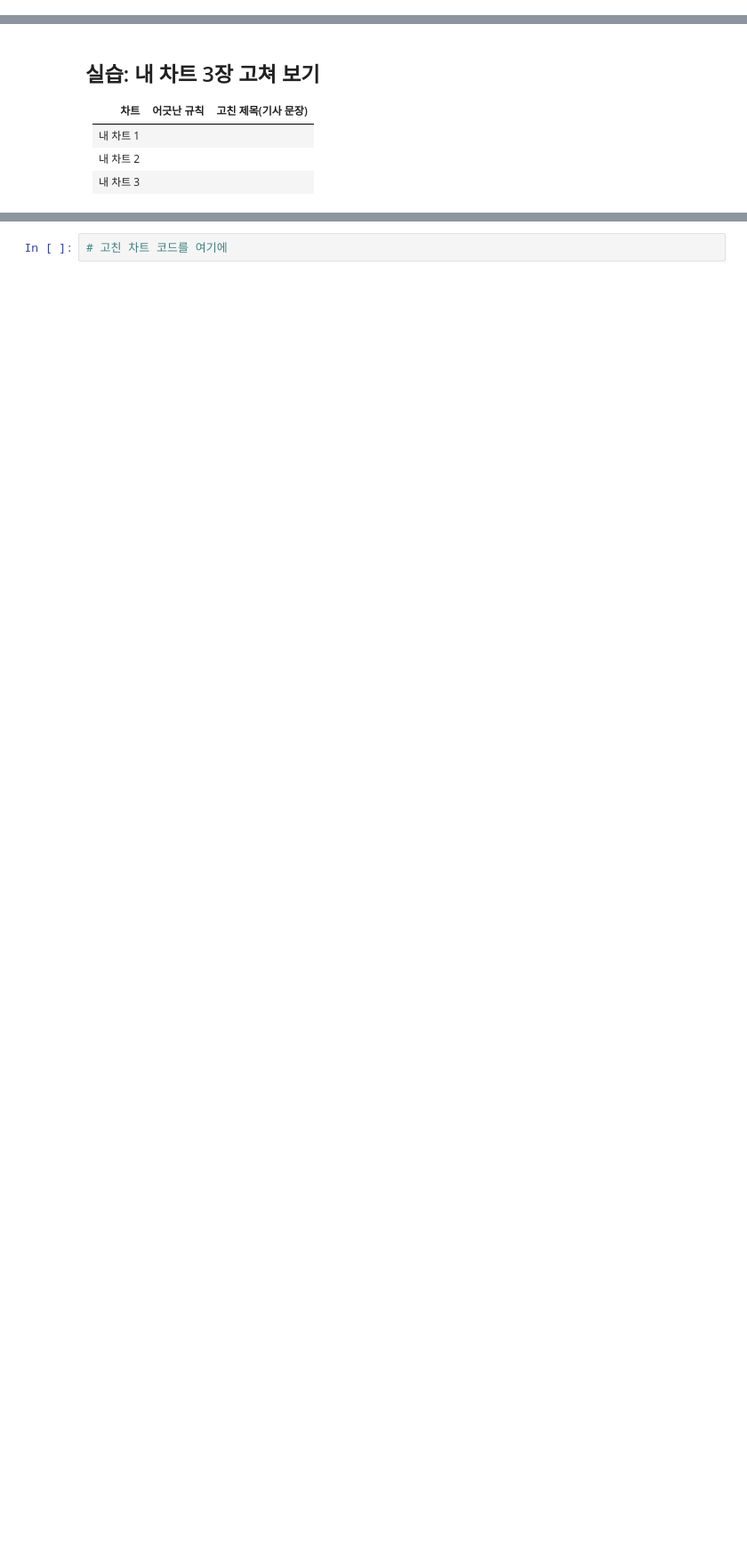
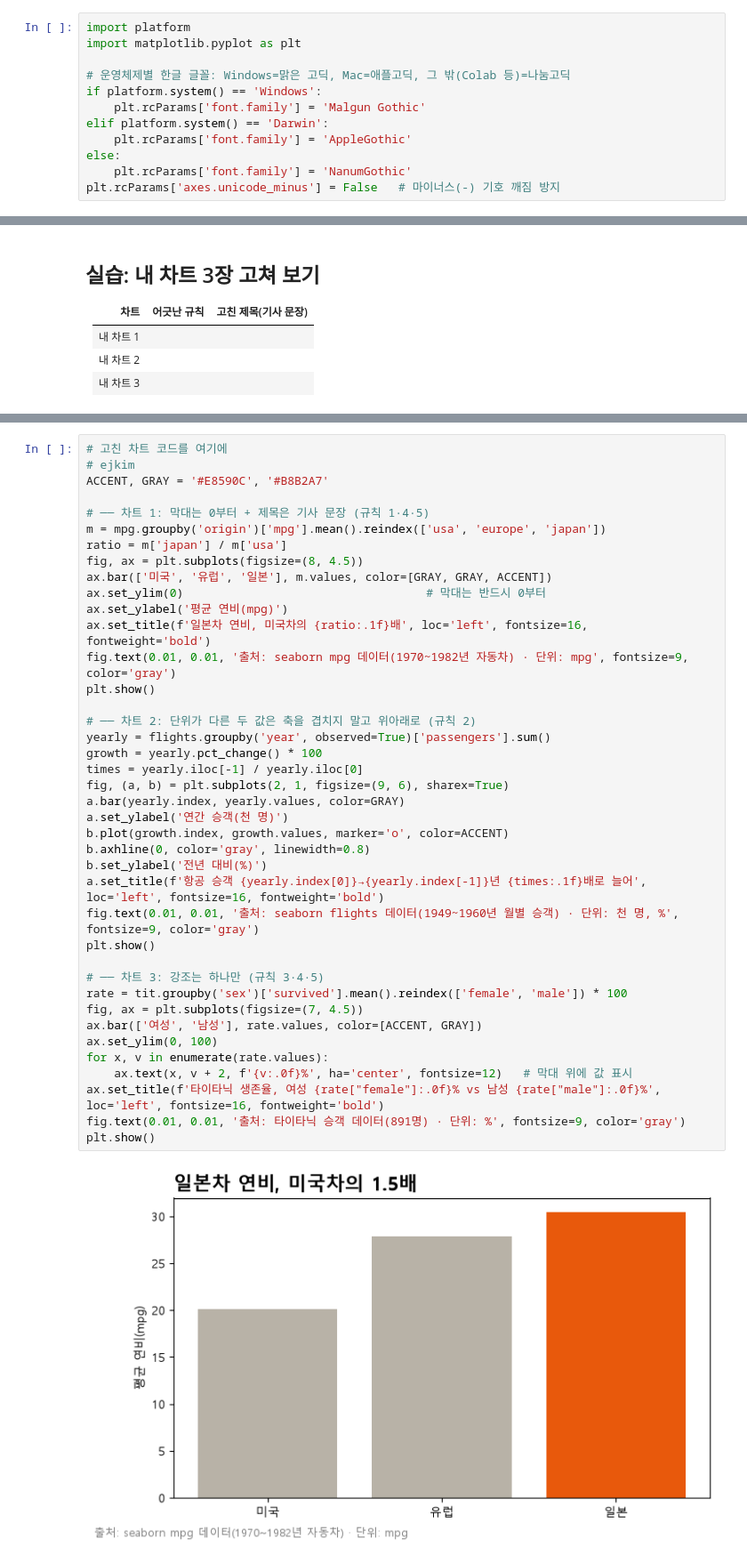
Before and after one commit to journal-izm/ai-datajournalism-labs, a Jupyter notebook: 2_빅데이터_차트문법/2_chart_grammar.ipynb, the cells around one changed output, grey strips where cells are left out. Shown at 89% size. Saved outputs shown, nothing was run; the diff lists cells and outputs as text; blank space fills up the shorter version.

```diff
--- a/2_빅데이터_차트문법/2_chart_grammar.ipynb
+++ b/2_빅데이터_차트문법/2_chart_grammar.ipynb
@@ -49,6 +49,18 @@ print('한글 글꼴:', plt.rcParams['font.family'])
 실행 위치: 내 컴퓨터 (Windows)
 GPU: NVIDIA GeForce RTX 5070 Laptop GPU, 8151 MiB
 한글 글꼴: ['Malgun Gothic']
+# %%
+import platform
+import matplotlib.pyplot as plt
+
+# 운영체제별 한글 글꼴: Windows=맑은 고딕, Mac=애플고딕, 그 밖(Colab 등)=나눔고딕
+if platform.system() == 'Windows':
+    plt.rcParams['font.family'] = 'Malgun Gothic'
+elif platform.system() == 'Darwin':
+    plt.rcParams['font.family'] = 'AppleGothic'
+else:
+    plt.rcParams['font.family'] = 'NanumGothic'
+plt.rcParams['axes.unicode_minus'] = False   # 마이너스(-) 기호 깨짐 방지
 # %%
 import matplotlib.pyplot as plt
 import seaborn as sns
@@ -115,2 +132,42 @@ plt.show()
 # %%
 # 고친 차트 코드를 여기에
+# ejkim
+ACCENT, GRAY = '#E8590C', '#B8B2A7'
+
+# ── 차트 1: 막대는 0부터 + 제목은 기사 문장 (규칙 1·4·5)
+m = mpg.groupby('origin')['mpg'].mean().reindex(['usa', 'europe', 'japan'])
+ratio = m['japan'] / m['usa']
+fig, ax = plt.subplots(figsize=(8, 4.5))
+ax.bar(['미국', '유럽', '일본'], m.values, color=[GRAY, GRAY, ACCENT])
+ax.set_ylim(0)                                   # 막대는 반드시 0부터
+ax.set_ylabel('평균 연비(mpg)')
+ax.set_title(f'일본차 연비, 미국차의 {ratio:.1f}배', loc='left', fontsize=16, fontweight='bold')
+fig.text(0.01, 0.01, '출처: seaborn mpg 데이터(1970~1982년 자동차) · 단위: mpg', fontsize=9, color='gray')
+plt.show()
+
+# ── 차트 2: 단위가 다른 두 값은 축을 겹치지 말고 위아래로 (규칙 2)
+yearly = flights.groupby('year', observed=True)['passengers'].sum()
+growth = yearly.pct_change() * 100
+times = yearly.iloc[-1] / yearly.iloc[0]
+fig, (a, b) = plt.subplots(2, 1, figsize=(9, 6), sharex=True)
+a.bar(yearly.index, yearly.values, color=GRAY)
+a.set_ylabel('연간 승객(천 명)')
+b.plot(growth.index, growth.values, marker='o', color=ACCENT)
+b.axhline(0, color='gray', linewidth=0.8)
+b.set_ylabel('전년 대비(%)')
+a.set_title(f'항공 승객 {yearly.index[0]}→{yearly.index[-1]}년 {times:.1f}배로 늘어', loc='left', fontsize=16, fontweight='bold')
+fig.text(0.01, 0.01, '출처: seaborn flights 데이터(1949~1960년 월별 승객) · 단위: 천 명, %', fontsize=9, color='gray')
+plt.show()
+
+# ── 차트 3: 강조는 하나만 (규칙 3·4·5)
+rate = tit.groupby('sex')['survived'].mean().reindex(['female', 'male']) * 100
+fig, ax = plt.subplots(figsize=(7, 4.5))
+ax.bar(['여성', '남성'], rate.values, color=[ACCENT, GRAY])
+ax.set_ylim(0, 100)
+for x, v in enumerate(rate.values):
+    ax.text(x, v + 2, f'{v:.0f}%', ha='center', fontsize=12)   # 막대 위에 값 표시
+ax.set_title(f'타이타닉 생존율, 여성 {rate["female"]:.0f}% vs 남성 {rate["male"]:.0f}%', loc='left', fontsize=16, fontweight='bold')
+fig.text(0.01, 0.01, '출처: 타이타닉 승객 데이터(891명) · 단위: %', fontsize=9, color='gray')
+plt.show()
+# %% [output]
+[figure, added]
```
Also changed, not shown: parts of 2 cells of this notebook, 7 other files.
